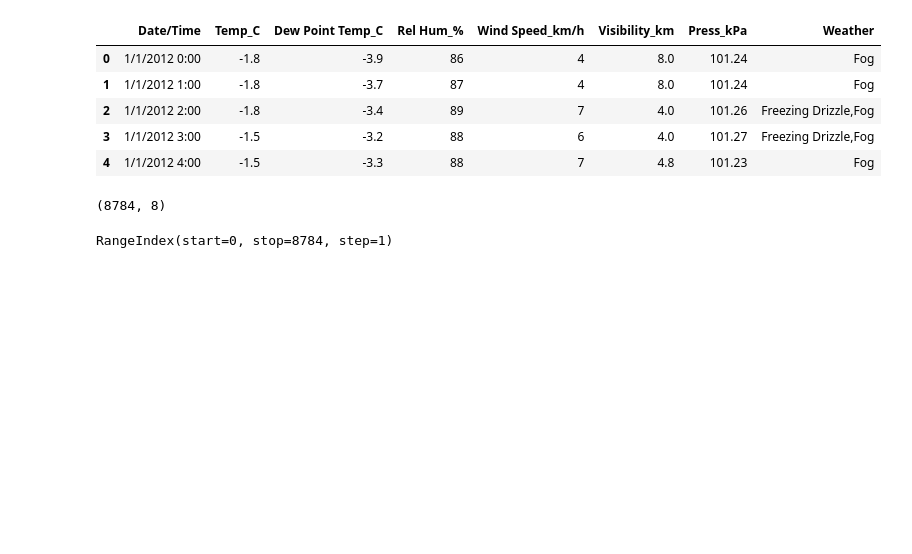
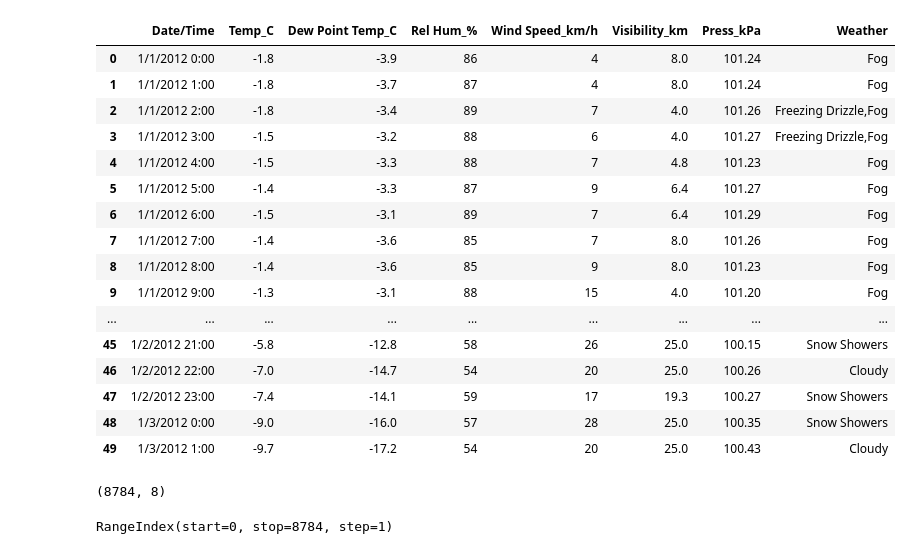
Before and after one commit to pujamaharana029-cpu/Python-Practice, a Jupyter notebook: Pandas/weatherdata.ipynb, the cells around one changed output. Saved outputs shown, nothing was run; the diff lists cells and outputs as text; code cells hidden in the pictures; blank space fills up the shorter version.

```diff
--- a/Pandas/weatherdata.ipynb
+++ b/Pandas/weatherdata.ipynb
@@ -4,14 +4,25 @@ import pandas as pd
 # %%
 df=pd.read_csv('1. Weather Data.csv')
 # %%
-df.head()
+df.head(50)
 # %% [output]
 |  | Date/Time | Temp_C | Dew Point Temp_C | Rel Hum_% | Wind Speed_km/h | Visibility_km | Press_kPa | Weather |
 | 0 | 1/1/2012 0:00 | -1.8 | -3.9 | 86 | 4 | 8.0 | 101.24 | Fog |
 | 1 | 1/1/2012 1:00 | -1.8 | -3.7 | 87 | 4 | 8.0 | 101.24 | Fog |
 | 2 | 1/1/2012 2:00 | -1.8 | -3.4 | 89 | 7 | 4.0 | 101.26 | Freezing Drizzle,Fog |
 | 3 | 1/1/2012 3:00 | -1.5 | -3.2 | 88 | 6 | 4.0 | 101.27 | Freezing Drizzle,Fog |
 | 4 | 1/1/2012 4:00 | -1.5 | -3.3 | 88 | 7 | 4.8 | 101.23 | Fog |
+| 5 | 1/1/2012 5:00 | -1.4 | -3.3 | 87 | 9 | 6.4 | 101.27 | Fog |
+| 6 | 1/1/2012 6:00 | -1.5 | -3.1 | 89 | 7 | 6.4 | 101.29 | Fog |
+| 7 | 1/1/2012 7:00 | -1.4 | -3.6 | 85 | 7 | 8.0 | 101.26 | Fog |
+| 8 | 1/1/2012 8:00 | -1.4 | -3.6 | 85 | 9 | 8.0 | 101.23 | Fog |
+| 9 | 1/1/2012 9:00 | -1.3 | -3.1 | 88 | 15 | 4.0 | 101.20 | Fog |
+| ... | ... | ... | ... | ... | ... | ... | ... | ... |
+| 45 | 1/2/2012 21:00 | -5.8 | -12.8 | 58 | 26 | 25.0 | 100.15 | Snow Showers |
+| 46 | 1/2/2012 22:00 | -7.0 | -14.7 | 54 | 20 | 25.0 | 100.26 | Cloudy |
+| 47 | 1/2/2012 23:00 | -7.4 | -14.1 | 59 | 17 | 19.3 | 100.27 | Snow Showers |
+| 48 | 1/3/2012 0:00 | -9.0 | -16.0 | 57 | 28 | 25.0 | 100.35 | Snow Showers |
+| 49 | 1/3/2012 1:00 | -9.7 | -17.2 | 54 | 20 | 25.0 | 100.43 | Cloudy |
 # %%
 df.shape
 # %% [output]
```
Also changed, not shown: parts of 23 cells of this notebook.
